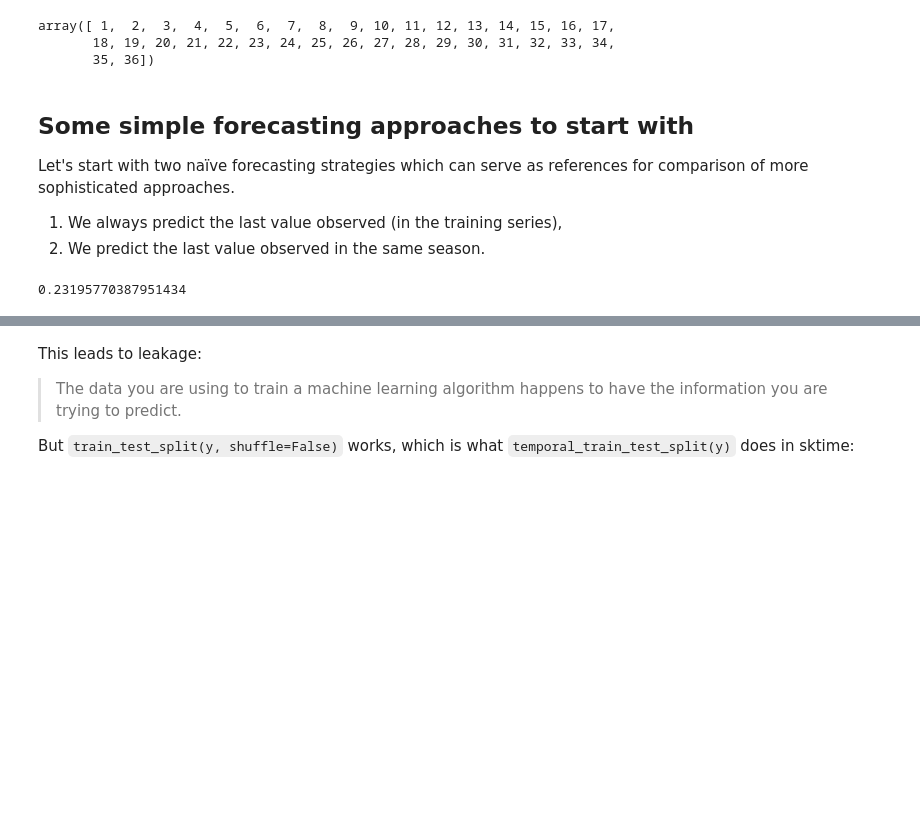
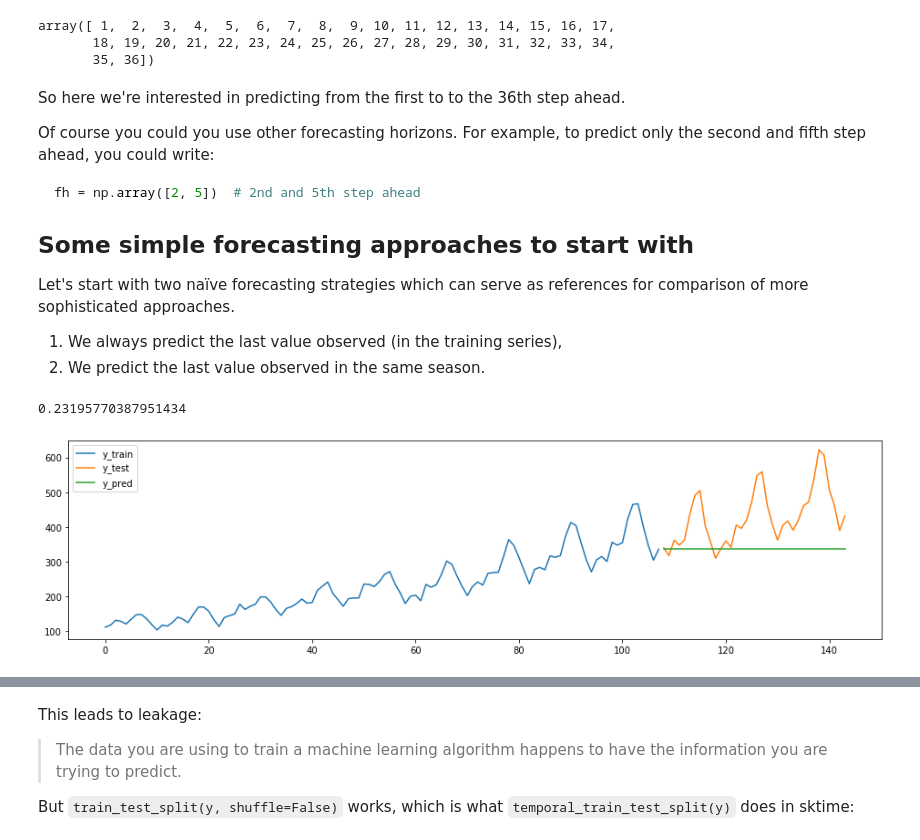
Before and after one commit to sktime/sktime-tutorial-pydata-amsterdam-2020, a Jupyter notebook: notebooks/02_forecasting.ipynb, the cells around one changed output, grey strips where cells are left out. Saved outputs shown, nothing was run; the diff lists cells and outputs as text; code cells hidden in the pictures; blank space fills up the shorter version.

````diff
--- a/notebooks/02_forecasting.ipynb
+++ b/notebooks/02_forecasting.ipynb
@@ -51,13 +51,21 @@ print(y_train.shape[0], y_test.shape[0])
 # %% [markdown]
 When we want to generate forecasts, we need to specify the forecasting horizon and pass that to our forecasting algorithm. We can specify the forecasting horizon as a simple numpy array of the steps ahead, relative to the end of the training series:
 # %%
-fh = np.arange(len(y_test)) + 1
+fh = np.arange(1, len(y_test) + 1)  # we add 1 because the `stop` value is exclusive in `np.arange`
 fh
 # %% [output]
 array([ 1,  2,  3,  4,  5,  6,  7,  8,  9, 10, 11, 12, 13, 14, 15, 16, 17,
        18, 19, 20, 21, 22, 23, 24, 25, 26, 27, 28, 29, 30, 31, 32, 33, 34,
        35, 36])
 # %% [markdown]
+So here we're interested in predicting from the first to to the 36th step ahead.
+
+Of course you could you use other forecasting horizons. For example, to predict only the second and fifth step ahead, you could write:
+
+```python
+fh = np.array([2, 5])  # 2nd and 5th step ahead
+```
+
 ## Some simple forecasting approaches to start with
 Let's start with two naïve forecasting strategies which can serve as references for comparison of more sophisticated approaches.
 
@@ -66,12 +74,14 @@ Let's start with two naïve forecasting strategies which can serve as references
 # %%
 from sktime.forecasting.naive import NaiveForecaster
 
 forecaster = NaiveForecaster(strategy="last")
 forecaster.fit(y_train)
-y_last = forecaster.predict(fh)
-smape_loss(y_last, y_test)
+y_pred = forecaster.predict(fh)
+plot_ys(y_train, y_test, y_pred, labels=["y_train", "y_test", "y_pred"]);
+smape_loss(y_pred, y_test)
 # %% [output]
 0.23195770387951434
+[figure, added]
 # %%
 forecaster = NaiveForecaster(strategy="seasonal_last", sp=12)
 forecaster.fit(y_train)
````
Also changed, not shown: parts of 7 cells of this notebook, 9 other files.
